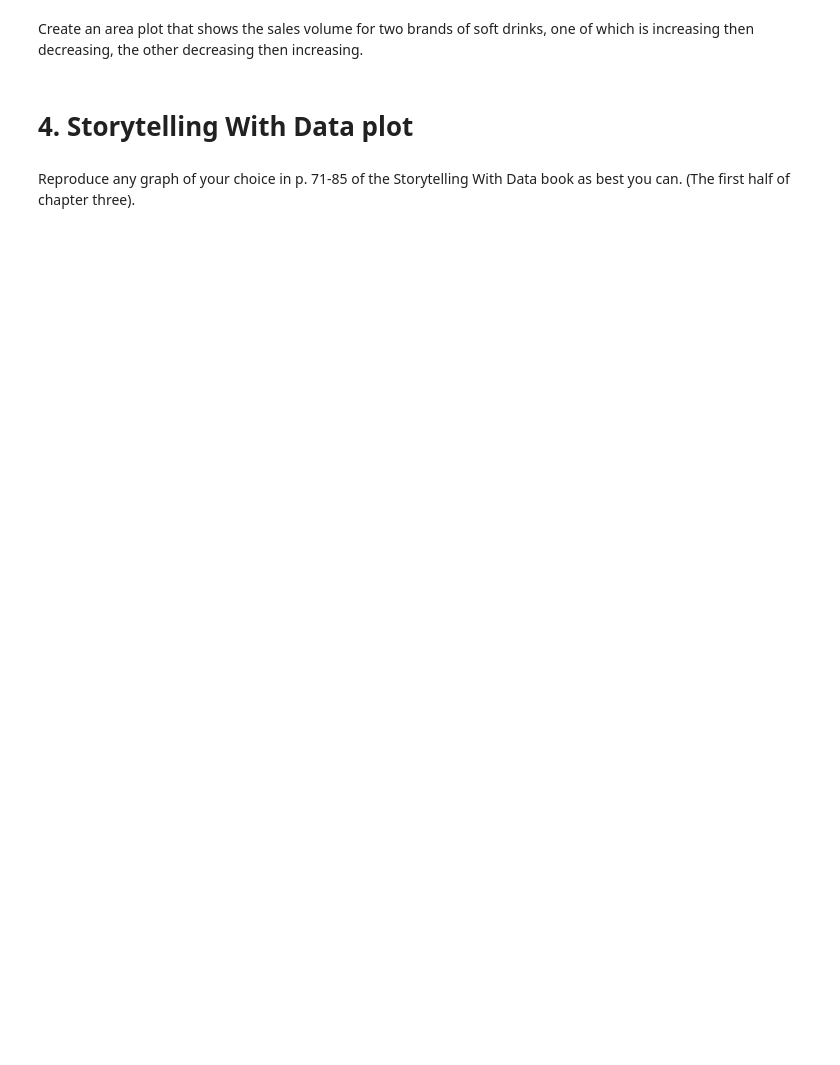
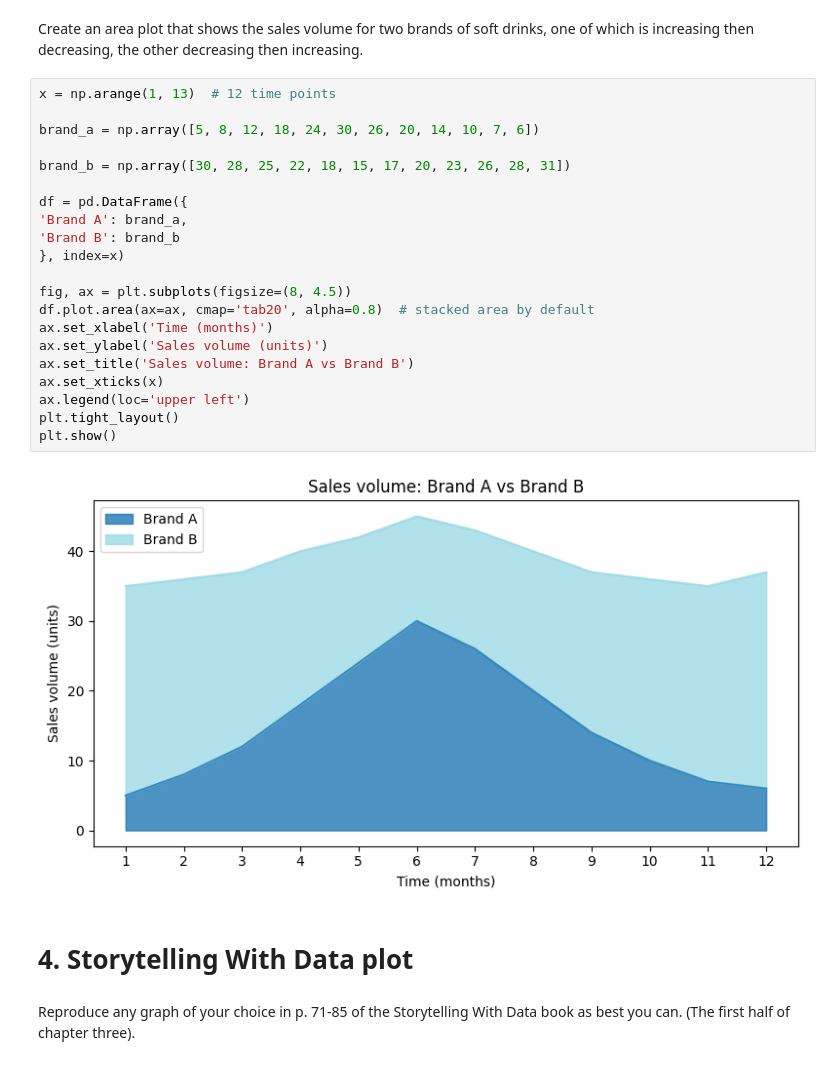
Before and after one commit to JonG-2025/Module-B-semester-2, a Jupyter notebook: Week5-concealed-answer.ipynb, the cells around one changed output. Drawn from its saved outputs; the diff is of its cells as text; blank space fills up the shorter version.

```diff
--- a/Week5-concealed-answer.ipynb
+++ b/Week5-concealed-answer.ipynb
@@ -289,5 +318,28 @@ Create a line plot that shows a sales volume of soft drinks that decreases, then
 # %% [markdown]
 Create an area plot that shows the sales volume for two brands of soft drinks, one of which is increasing then decreasing, the other decreasing then increasing.
+# %%
+x = np.arange(1, 13)  # 12 time points
+
+brand_a = np.array([5, 8, 12, 18, 24, 30, 26, 20, 14, 10, 7, 6])
+
+brand_b = np.array([30, 28, 25, 22, 18, 15, 17, 20, 23, 26, 28, 31])
+
+df = pd.DataFrame({
+'Brand A': brand_a,
+'Brand B': brand_b
+}, index=x)
+
+fig, ax = plt.subplots(figsize=(8, 4.5))
+df.plot.area(ax=ax, cmap='tab20', alpha=0.8)  # stacked area by default
+ax.set_xlabel('Time (months)')
+ax.set_ylabel('Sales volume (units)')
+ax.set_title('Sales volume: Brand A vs Brand B')
+ax.set_xticks(x)
+ax.legend(loc='upper left')
+plt.tight_layout()
+plt.show()
+# %% [output]
+[figure, added]
 # %% [markdown]
 # 4. Storytelling With Data plot
 # %% [markdown]
```
Also changed, not shown: parts of 2 cells of this notebook.
